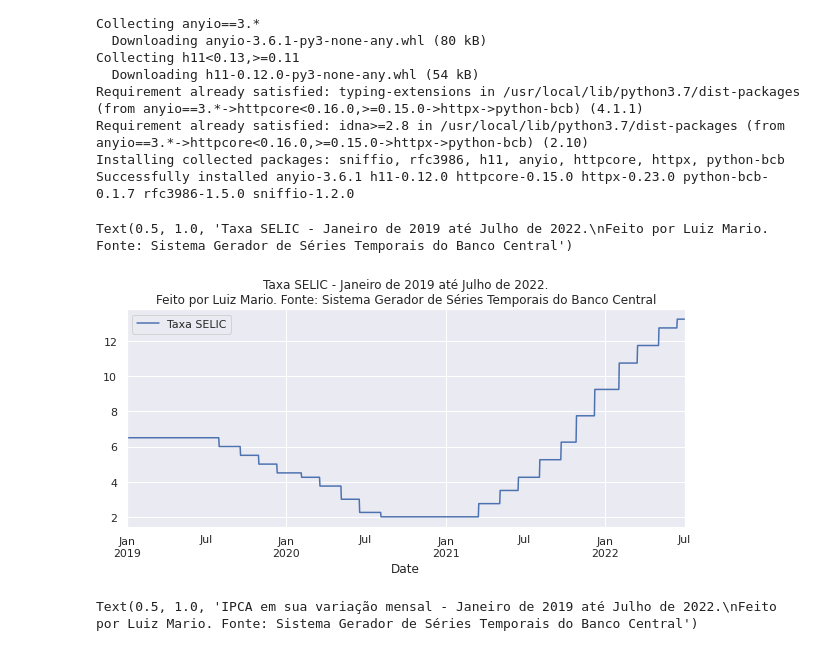
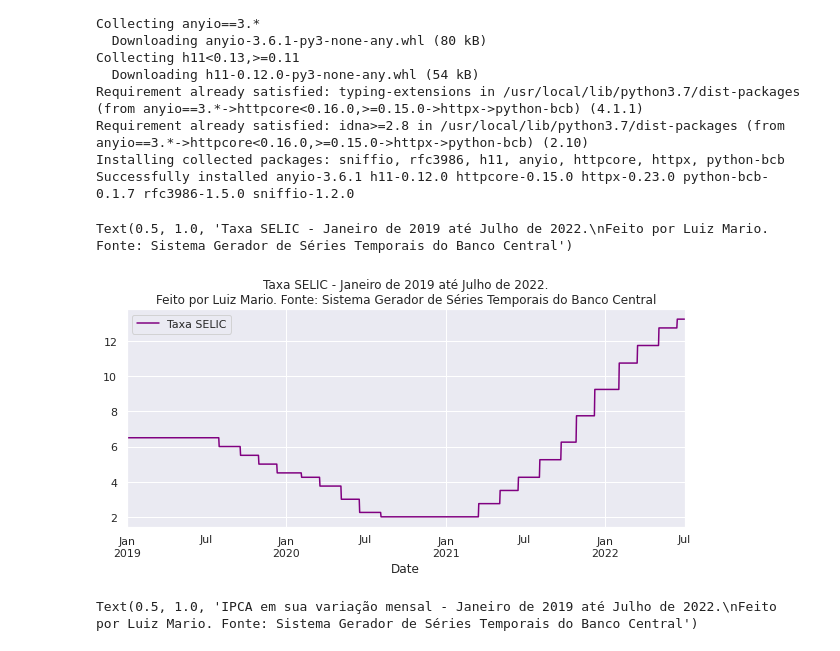
Before and after one commit to luizmarioags/Liga-de-Mercado-Financeiro-UnB, a Jupyter notebook: Graficos_LMF.ipynb, the cells around one changed output. Drawn from its saved outputs; the diff is of its cells as text; code cells hidden in the pictures.

```diff
--- a/Graficos_LMF.ipynb
+++ b/Graficos_LMF.ipynb
@@ -33,17 +33,17 @@ from bcb import sgs
 # %%
 # Gerando um gráfico com a Taxa Selic no decorrer do tempo
 # Buscando a série da SELIC dentro do sistema gerador de séries de tempo
 tx_selic = sgs.get({'Taxa SELIC':432}, start = '2019-01-01')
 ipca = sgs.get({'IPCA': 433}, start = '2019-01-01')
 # Gerando o gráfico
 # Gerando o gráfico
 sns.set_theme()
 sns.set(rc={"figure.figsize":(10, 4)})
-tx_selic.plot()
+tx_selic.plot(color = 'purple')
 plt.title('Taxa SELIC - Janeiro de 2019 até Julho de 2022.\nFeito por Luiz Mario. Fonte: Sistema Gerador de Séries Temporais do Banco Central', loc='center')
 # %% [output]
 Text(0.5, 1.0, 'Taxa SELIC - Janeiro de 2019 até Julho de 2022.\nFeito por Luiz Mario. Fonte: Sistema Gerador de Séries Temporais do Banco Central')
-[figure, old version]
+[figure, new version]
 # %%
 # Gráfico do IPCA
 ipca = sgs.get({'IPCA': 433}, start = '2019-01-01')
```
Also changed, not shown: parts of 2 cells of this notebook.
